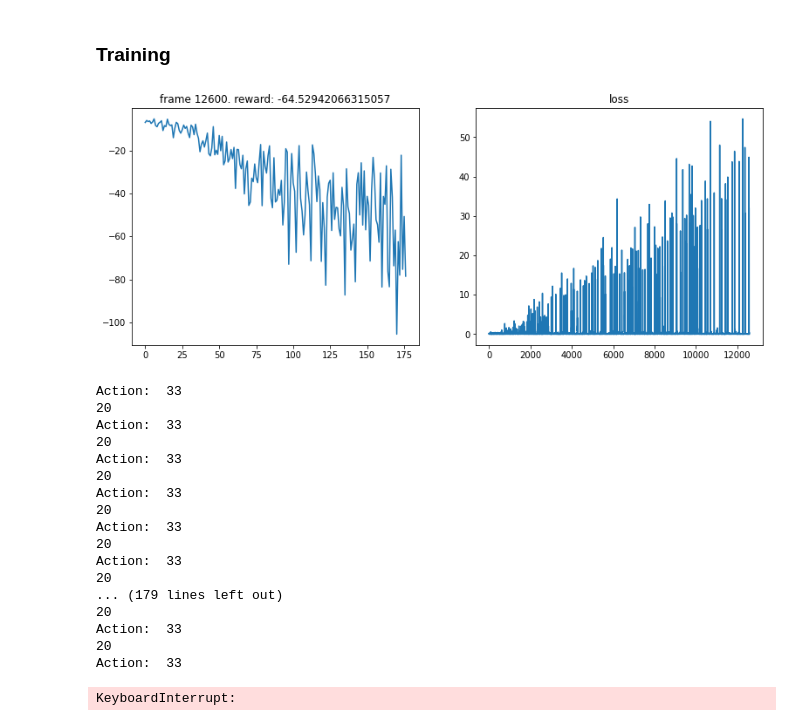
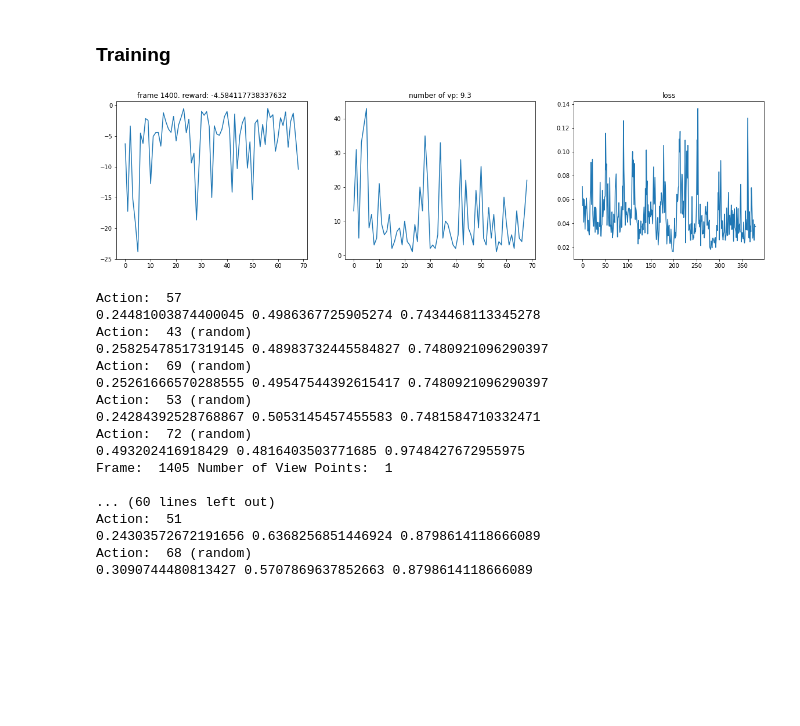
Before and after one commit to PotapovaSofia/NextBestViewRL, a Jupyter notebook: Train.ipynb, the cells around one changed output. Drawn from its saved outputs; the diff is of its cells as text; code cells hidden in the pictures; blank space fills up the shorter version.

Commit message:
FrameStack

```diff
--- a/Train.ipynb
+++ b/Train.ipynb
@@ -185,9 +128,0 @@ env = VoxelGridWrapper(env, illustrate=False)
-# %%
-from time import sleep
-
-state, _ = env.reset()
-for i in range(5):
-    action = env.action_space.sample()
-    state, reward, done, _ = env.step(action)
-    env.render(action, state)
-    sleep(3)
@@ -260,20 +129,14 @@ class VoxelDQN(nn.Module):
-# %%
-model = VoxelDQN(env.observation_space.shape, env.action_space.n)
-
-if USE_CUDA:
-    model = model.cuda()
-
-replay_initial = 100
-replay_buffer = ReplayBuffer(200, use_gpu=True)
 # %% [markdown]
 ### Training
 # %%
-num_frames = 15000
-batch_size = 2
-gamma      = 0.99
+num_frames = 100000
+batch_size = 128
+save_model_path = "./models/abc-vdqn-{}.pt"
+
 
 losses = []
 all_rewards = []
+all_nofs = []
 episode_reward = 0
 
 state, _ = env.reset()
@@ -282,56 +145,58 @@ for frame_idx in range(1, num_frames + 1):
     epsilon = epsilon_by_frame(frame_idx)
     action = model.act(state, epsilon)
 
     next_state, reward, done, _ = env.step(action)
     replay_buffer.push(state, action, reward, next_state, done)
-
-    # QUESTION episode_reward += reward * self._gamma ** t
 
     state = next_state
     episode_reward += reward
     nof_vp += 1
 
     # env.render(action, state)
 
     if done:
         # final_reward = env.final_reward()
         # print("Number of View Points: ", nof_vp, " Hausdorff reward: ", final_reward)
         print("Frame: ", frame_idx, "Number of View Points: ", nof_vp)
         print()
 
         state, _ = env.reset()
+        all_rewards.append(episode_reward)
+        all_nofs.append(nof_vp)
+        episode_reward = 0
         nof_vp = 0
-        all_rewards.append(episode_reward)
+
+    elif nof_vp > 50:
+        state, _ = env.reset()
         episode_reward = 0
+        nof_vp = 0
 
     if len(replay_buffer) > replay_initial:
-#         print("Computing loss")
-        loss = model.compute_td_loss(batch_size)
-#         print(loss)
+        batch = replay_buffer.sample(batch_size)
+        loss = model.compute_td_loss(*batch)
         losses.append(loss.item())
 
     if frame_idx % 100 == 0:
-        plot(frame_idx, all_rewards, losses)
+        plot(frame_idx, all_rewards, all_nofs, losses)
 
     if frame_idx % 500 ==  0:
         torch.save(model, save_model_path.format(frame_idx))
 # %% [output]
-[figure, old version]
+[figure, new version]
-Action:  33
-20
-Action:  33
-20
-Action:  33
-20
-Action:  33
-20
-Action:  33
-20
-Action:  33
-20
-... (179 lines left out)
-20
-Action:  33
-20
-Action:  33
+Action:  57
+0.24481003874400045 0.4986367725905274 0.7434468113345278
+Action:  43 (random)
+0.25825478517319145 0.48983732445584827 0.7480921096290397
+Action:  69 (random)
+0.25261666570288555 0.49547544392615417 0.7480921096290397
+Action:  53 (random)
+0.24284392528768867 0.5053145457455583 0.7481584710332471
+Action:  72 (random)
+0.493202416918429 0.4816403503771685 0.9748427672955975
+Frame:  1405 Number of View Points:  1
+
+... (60 lines left out)
+Action:  51
+0.24303572672191656 0.6368256851446924 0.8798614118666089
+Action:  68 (random)
+0.3090744480813427 0.5707869637852663 0.8798614118666089
-KeyboardInterrupt:
```
Also changed, not shown: parts of 23 cells of this notebook, 4 other files.
